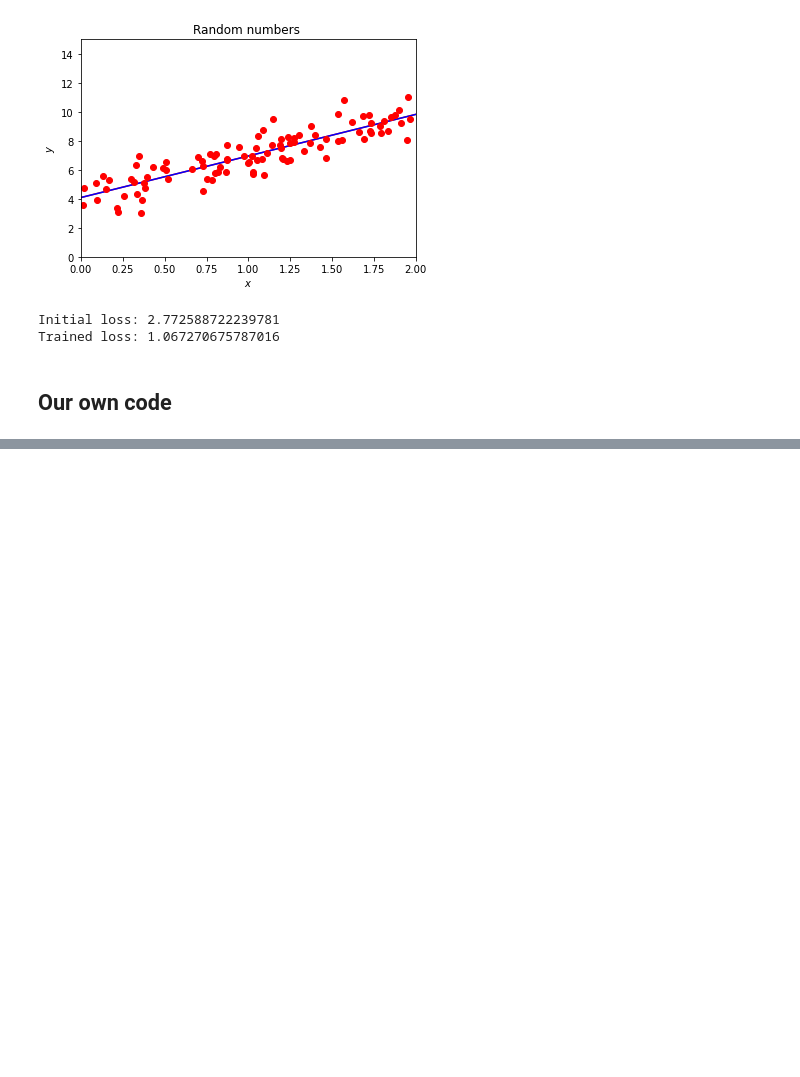
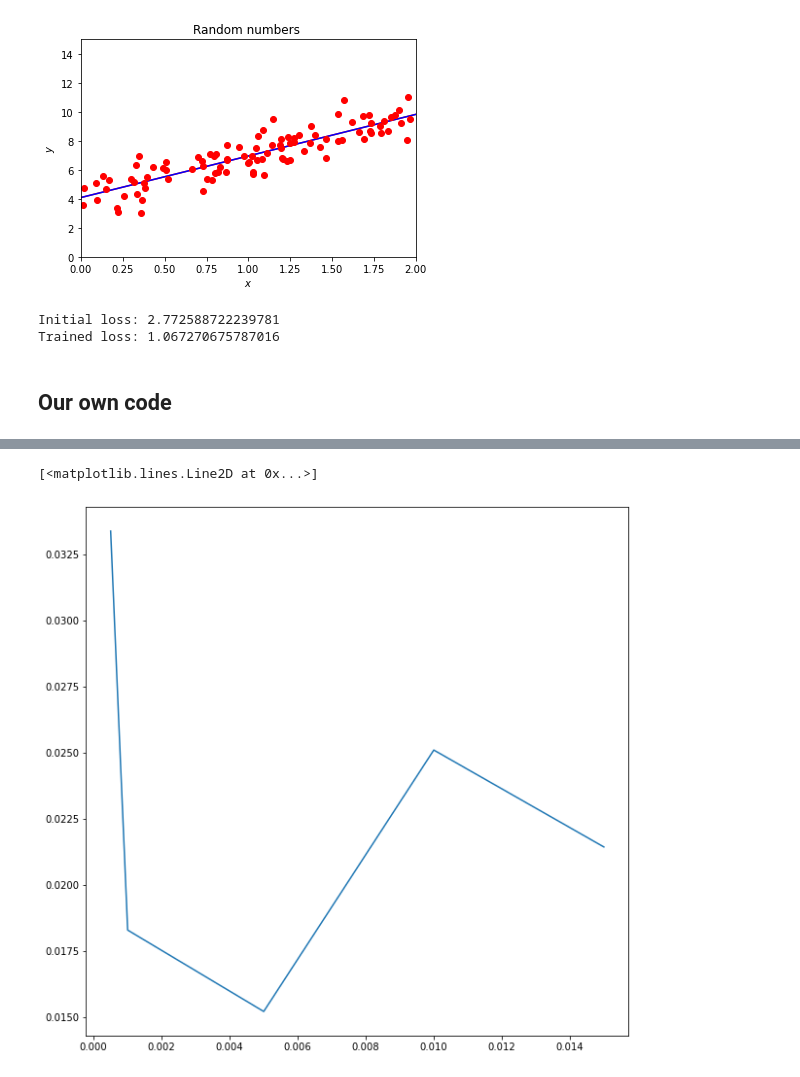
Before and after one commit to matteodales/-FYS-STK4155_Applied_Data_Analysis_and_Machine_Learning, a Jupyter notebook: project2/project2_notebook.ipynb, the cells around one changed output, grey strips where cells are left out. Saved outputs shown, nothing was run; the diff lists cells and outputs as text; code cells hidden in the pictures; blank space fills up the shorter version.

Commit message:
made first graphs

```diff
--- a/project2/project2_notebook.ipynb
+++ b/project2/project2_notebook.ipynb
@@ -459 +461,14 @@ import sys
+# %%
+# function that does gradient descent with fixed learning rate
+
+def gradient_descent(X, y, eta, n_its):
+
+    # initialize betas randomly
+    beta = np.random.randn(np.shape(X)[1],1)
+
+    for iter in range(n_its):
+        gradient = X.T @ (X @ beta-y)
+        beta -= eta*gradient
+
+    return beta
 # %%
@@ -491,0 +629,23 @@ print(gradient_descent_linreg(X, y, 1000))
+# %%
+n = 100
+x = np.random.rand(n,1)
+y = 1+3*x+2*x**2+0.1*np.random.randn(n,1)
+
+X = np.c_[np.ones((n,1)), x, x**2]
+
+Xtrain, Xtest, ytrain, ytest = train_test_split(X, y, test_size=0.2)
+
+n_its = 500
+eta_list = [0.0005, 0.001, 0.005, 0.01, 0.015]
+MSE_list = []
+
+for eta in eta_list:
+    betas = gradient_descent(Xtrain, ytrain, eta, n_its)
+    ypred = Xtest @ betas
+    MSE_list.append(mse(ytest,ypred))
+
+fig = plt.figure(figsize = (10,10))
+plt.plot(eta_list,MSE_list)
+# %% [output]
+[<matplotlib.lines.Line2D at 0x...>]
+[figure, added]
```
Also changed, not shown: parts of 13 cells of this notebook.
